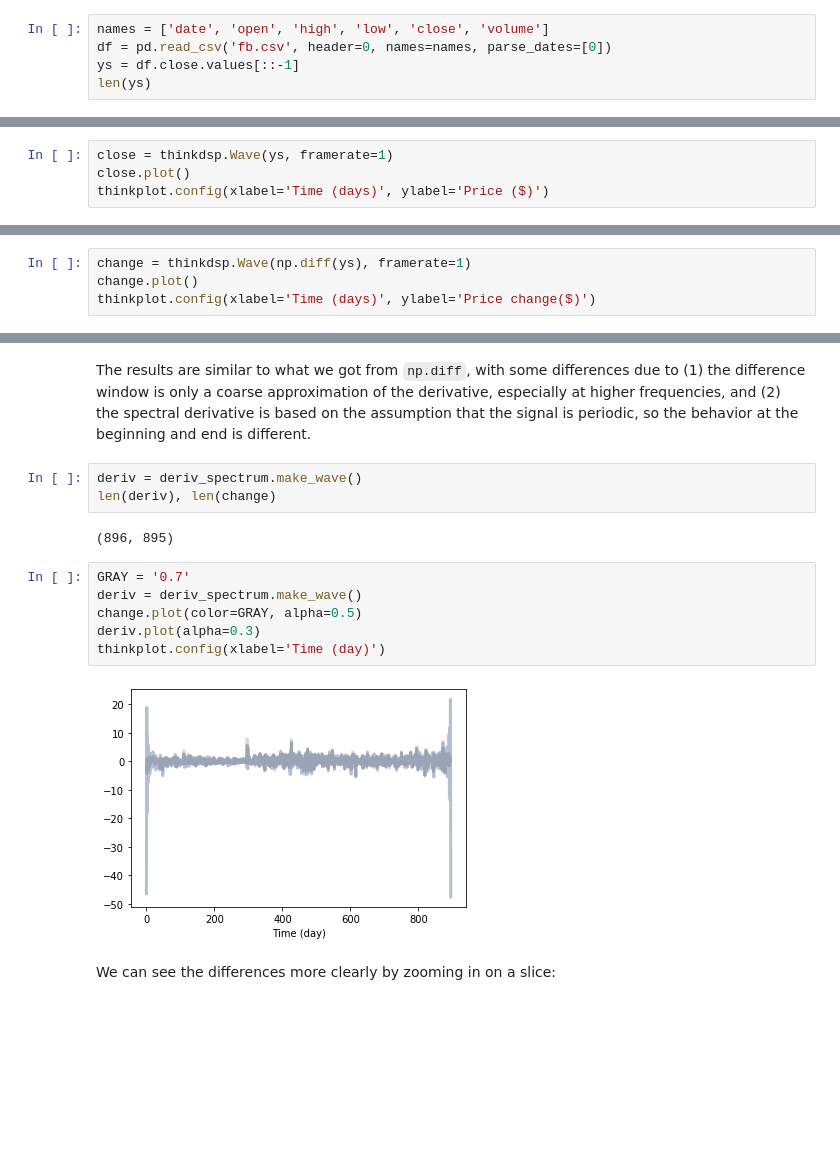
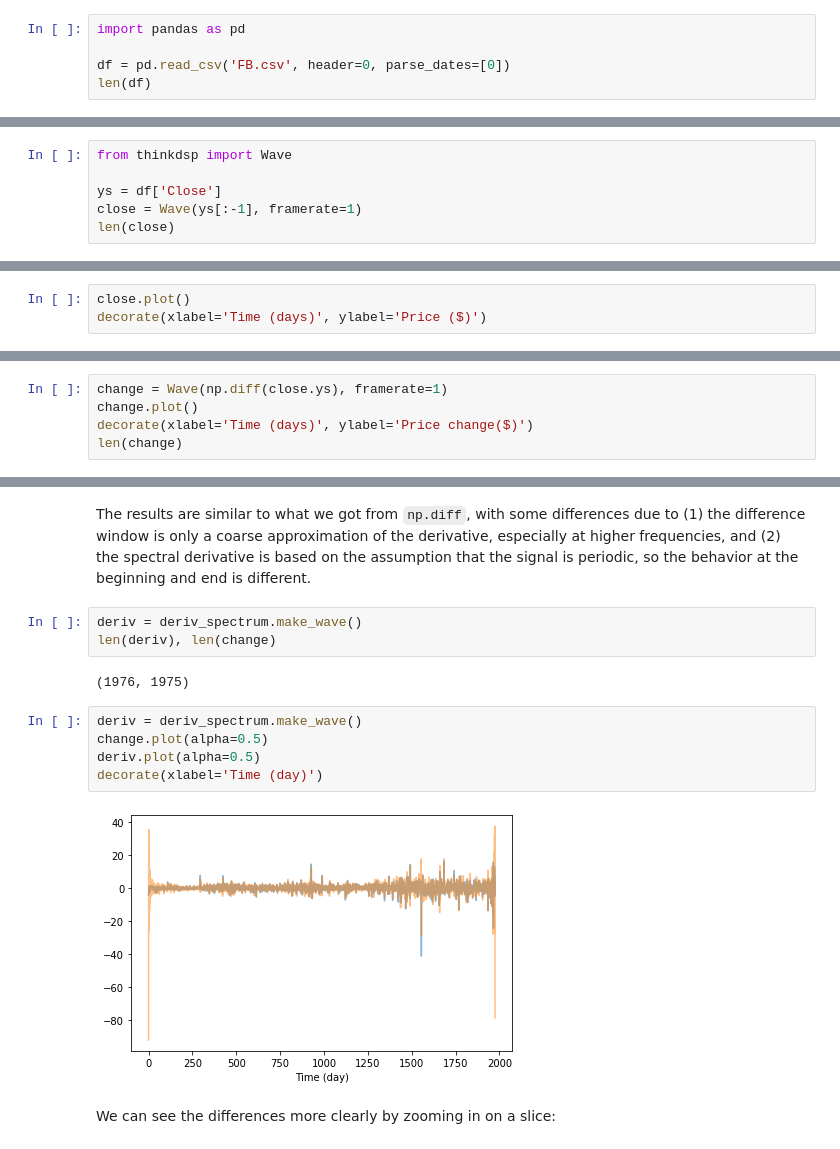
Before and after one commit to AllenDowney/ThinkDSP, a Jupyter notebook: code/chap09.ipynb, the cells around one changed output, grey strips where cells are left out. Saved outputs shown, nothing was run; the diff lists cells and outputs as text; blank space fills up the shorter version.

```diff
--- a/code/chap09.ipynb
+++ b/code/chap09.ipynb
@@ -26,6 +28,6 @@ As the first example, I'll look at daily closing stock prices for Facebook, from
 # %%
-names = ['date', 'open', 'high', 'low', 'close', 'volume']
-df = pd.read_csv('fb.csv', header=0, names=names, parse_dates=[0])
-ys = df.close.values[::-1]
-len(ys)
+import pandas as pd
+
+df = pd.read_csv('FB.csv', header=0, parse_dates=[0])
+len(df)
 # %% [output]
@@ -32,0 +35,6 @@ len(ys)
+# %%
+from thinkdsp import Wave
+
+ys = df['Close']
+close = Wave(ys[:-1], framerate=1)
+len(close)
@@ -35,5 +45,4 @@ Here's what the time series looks like (ignoring the actual gaps between trading
 # %%
-close = thinkdsp.Wave(ys, framerate=1)
 close.plot()
-thinkplot.config(xlabel='Time (days)', ylabel='Price ($)')
+decorate(xlabel='Time (days)', ylabel='Price ($)')
 # %% [output]
@@ -56,7 +65,8 @@ close_spectrum.estimate_slope().slope
 # %% [markdown]
 We can use `np.diff` to compute the difference between successive elements, which is the daily change.
 # %%
-change = thinkdsp.Wave(np.diff(ys), framerate=1)
+change = Wave(np.diff(close.ys), framerate=1)
 change.plot()
-thinkplot.config(xlabel='Time (days)', ylabel='Price change($)')
+decorate(xlabel='Time (days)', ylabel='Price change($)')
+len(change)
 # %% [output]
@@ -174,15 +190,14 @@ The results are similar to what we got from `np.diff`, with some differences due
 deriv = deriv_spectrum.make_wave()
 len(deriv), len(change)
 # %% [output]
-(896, 895)
+(1976, 1975)
 # %%
-GRAY = '0.7'
 deriv = deriv_spectrum.make_wave()
-change.plot(color=GRAY, alpha=0.5)
-deriv.plot(alpha=0.3)
-thinkplot.config(xlabel='Time (day)')
+change.plot(alpha=0.5)
+deriv.plot(alpha=0.5)
+decorate(xlabel='Time (day)')
 # %% [output]
-[figure, old version]
+[figure, new version]
 # %% [markdown]
 We can see the differences more clearly by zooming in on a slice:
 # %%
```
Also changed, not shown: parts of 43 cells of this notebook, 1 other file.
